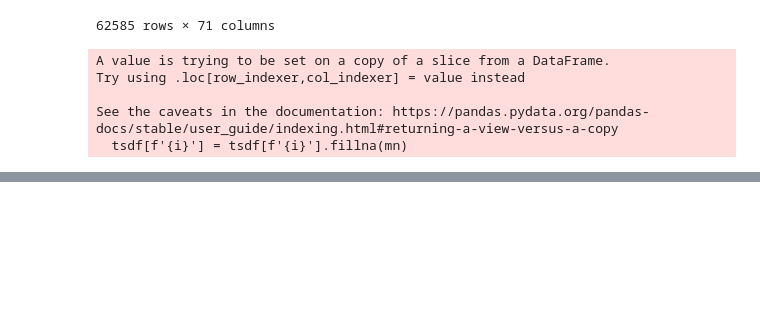
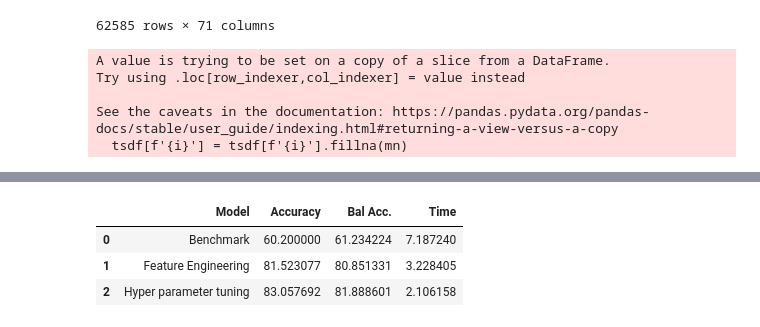
Before and after one commit to nagarjuna-de/apple_watch_tracker, a Jupyter notebook: EDA/fe_corr.ipynb, the cells around one changed output, grey strips where cells are left out. Drawn from its saved outputs; the diff is of its cells as text; code cells hidden in the pictures; blank space fills up the shorter version.

```diff
--- a/EDA/fe_corr.ipynb
+++ b/EDA/fe_corr.ipynb
@@ -120,0 +123,8 @@ sns.set(rc={'figure.figsize':(35,19)});
+# %%
+df = pd.read_csv(r'C:\Users\rnr31\Documents\GitHub\apple_watch_tracker\Jupyter notebooks\lgbm.csv')
+df
+# %% [output]
+|  | Model | Accuracy | Bal Acc. | Time |
+| 0 | Benchmark | 60.200000 | 61.234224 | 7.187240 |
+| 1 | Feature Engineering | 81.523077 | 80.851331 | 3.228405 |
+| 2 | Hyper parameter tuning | 83.057692 | 81.888601 | 2.106158 |
```
Also changed, not shown: parts of 3 cells of this notebook, 24 other files.
